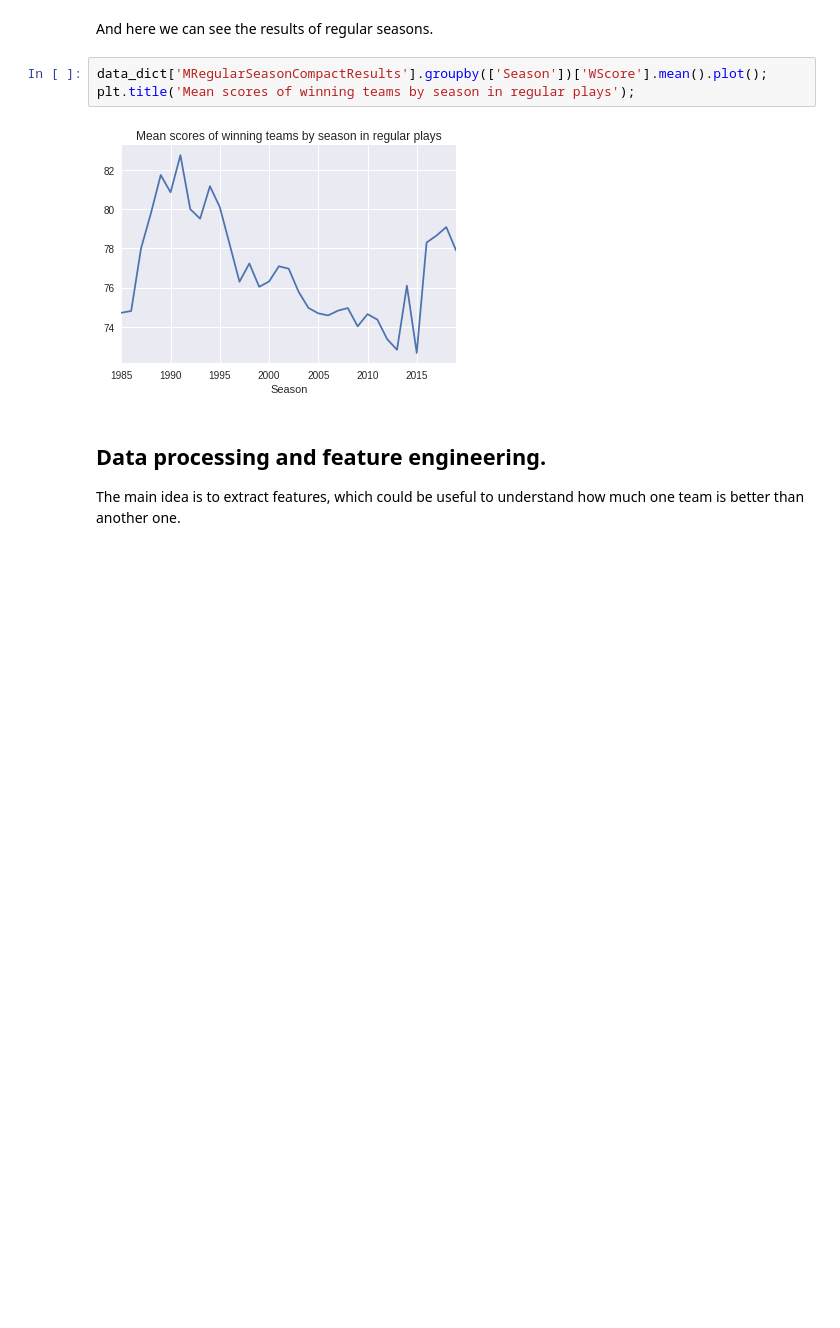
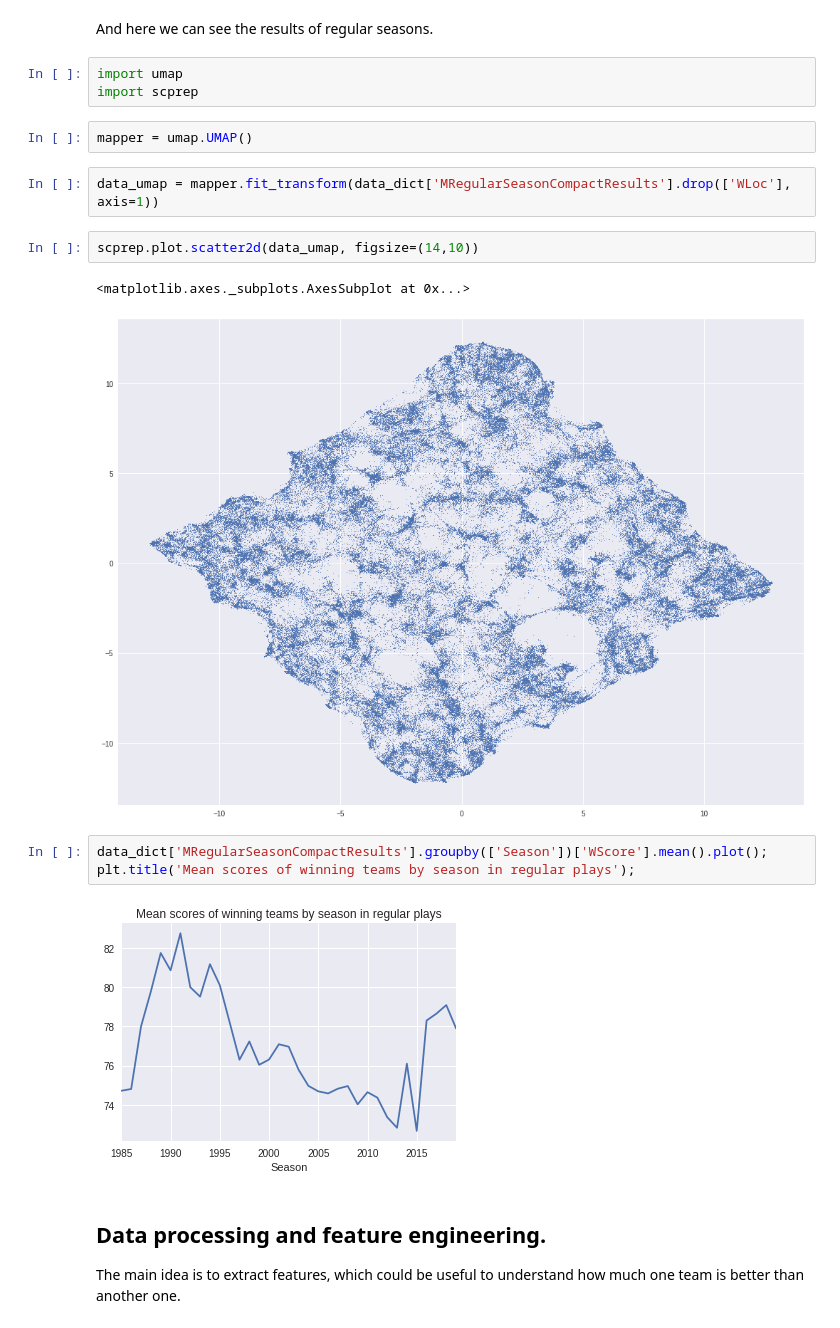
Before and after one commit to robertfmoore/march_madness, a Jupyter notebook: starting_point_march_madness.ipynb, the cells around one changed output. Saved outputs shown, nothing was run; the diff lists cells and outputs as text; blank space fills up the shorter version.

```diff
--- a/starting_point_march_madness.ipynb
+++ b/starting_point_march_madness.ipynb
@@ -495,5 +529,17 @@ data_dict['MRegularSeasonCompactResults']
 # %% [markdown]
 And here we can see the results of regular seasons.
+# %%
+import umap
+import scprep
+# %%
+mapper = umap.UMAP()
+# %%
+data_umap = mapper.fit_transform(data_dict['MRegularSeasonCompactResults'].drop(['WLoc'], axis=1))
+# %%
+scprep.plot.scatter2d(data_umap, figsize=(14,10))
+# %% [output]
+<matplotlib.axes._subplots.AxesSubplot at 0x...>
+[figure, added]
 # %%
 data_dict['MRegularSeasonCompactResults'].groupby(['Season'])['WScore'].mean().plot();
 plt.title('Mean scores of winning teams by season in regular plays');
```
Also changed, not shown: parts of 4 cells of this notebook.
